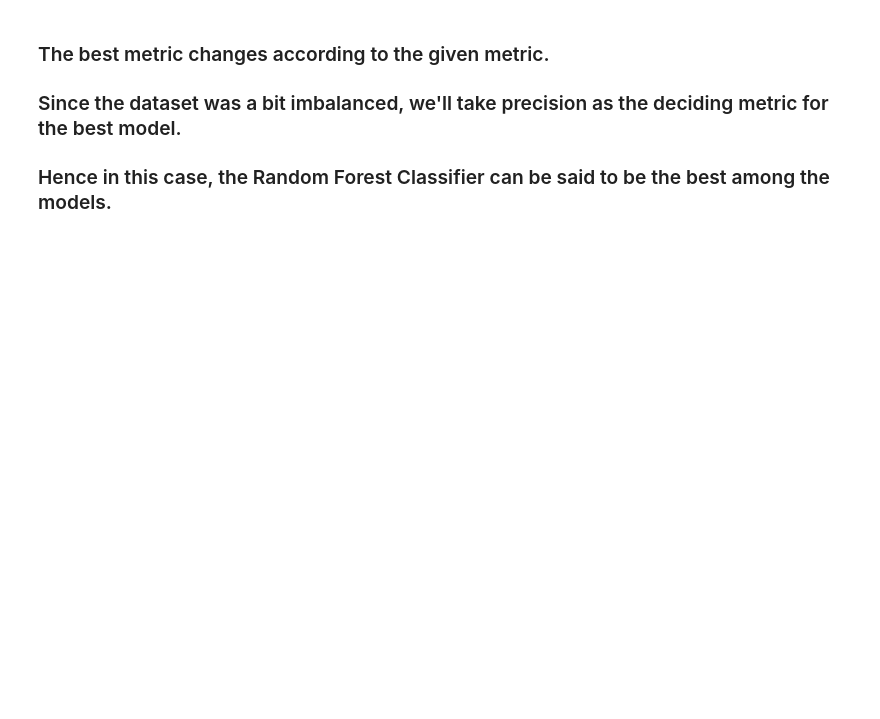
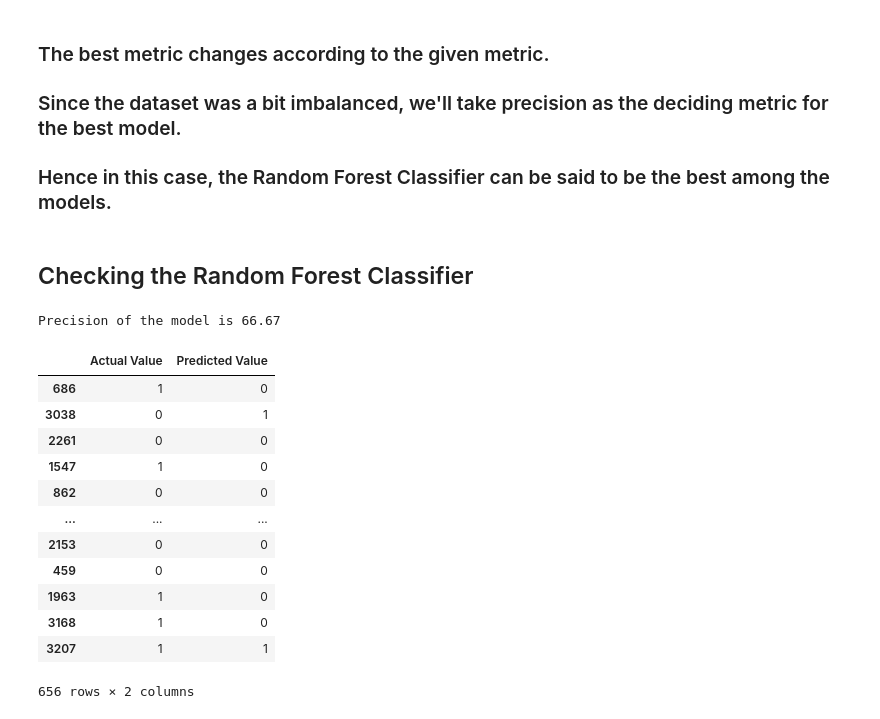
Before and after one commit to sebisamuel20/water_potability, a Jupyter notebook: notebook/Model_Training.ipynb, the cells around one changed output. Drawn from its saved outputs; the diff is of its cells as text; code cells hidden in the pictures; blank space fills up the shorter version.

```diff
--- a/notebook/Model_Training.ipynb
+++ b/notebook/Model_Training.ipynb
@@ -219,3 +219,30 @@ pd.DataFrame(list(zip(model_list, f1_list)), columns=['Model Name', 'F1 Score'])
 ### Since the dataset was a bit imbalanced, we'll take precision as the deciding metric for the best model.
 
 ### Hence in this case, the Random Forest Classifier can be said to be the best among the models.
+# %% [markdown]
+## Checking the Random Forest Classifier
+# %%
+rand_model = RandomForestClassifier()
+rand_model = rand_model.fit(X_train, y_train)
+y_pred = rand_model.predict(X_test)
+score = precision_score(y_test, y_pred)*100
+print("Precision of the model is %.2f" %score)
+# %% [output]
+Precision of the model is 66.67
+# %%
+pred_df=pd.DataFrame({'Actual Value':y_test,'Predicted Value':y_pred})
+pred_df
+# %% [output]
+|  | Actual Value | Predicted Value |
+| 686 | 1 | 0 |
+| 3038 | 0 | 1 |
+| 2261 | 0 | 0 |
+| 1547 | 1 | 0 |
+| 862 | 0 | 0 |
+| ... | ... | ... |
+| 2153 | 0 | 0 |
+| 459 | 0 | 0 |
+| 1963 | 1 | 0 |
+| 3168 | 1 | 0 |
+| 3207 | 1 | 1 |
+656 rows × 2 columns
```
Also changed, not shown: parts of 5 cells of this notebook.
